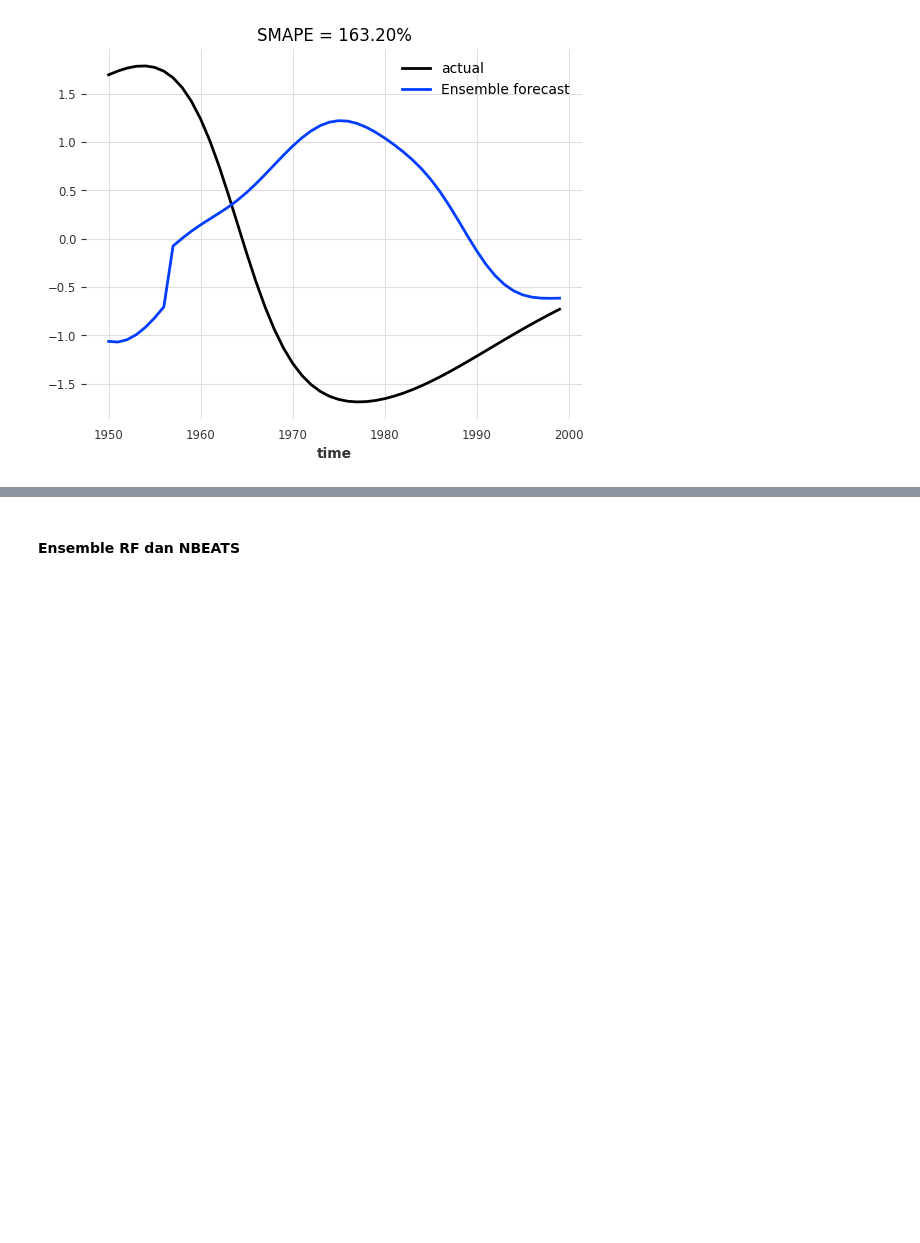
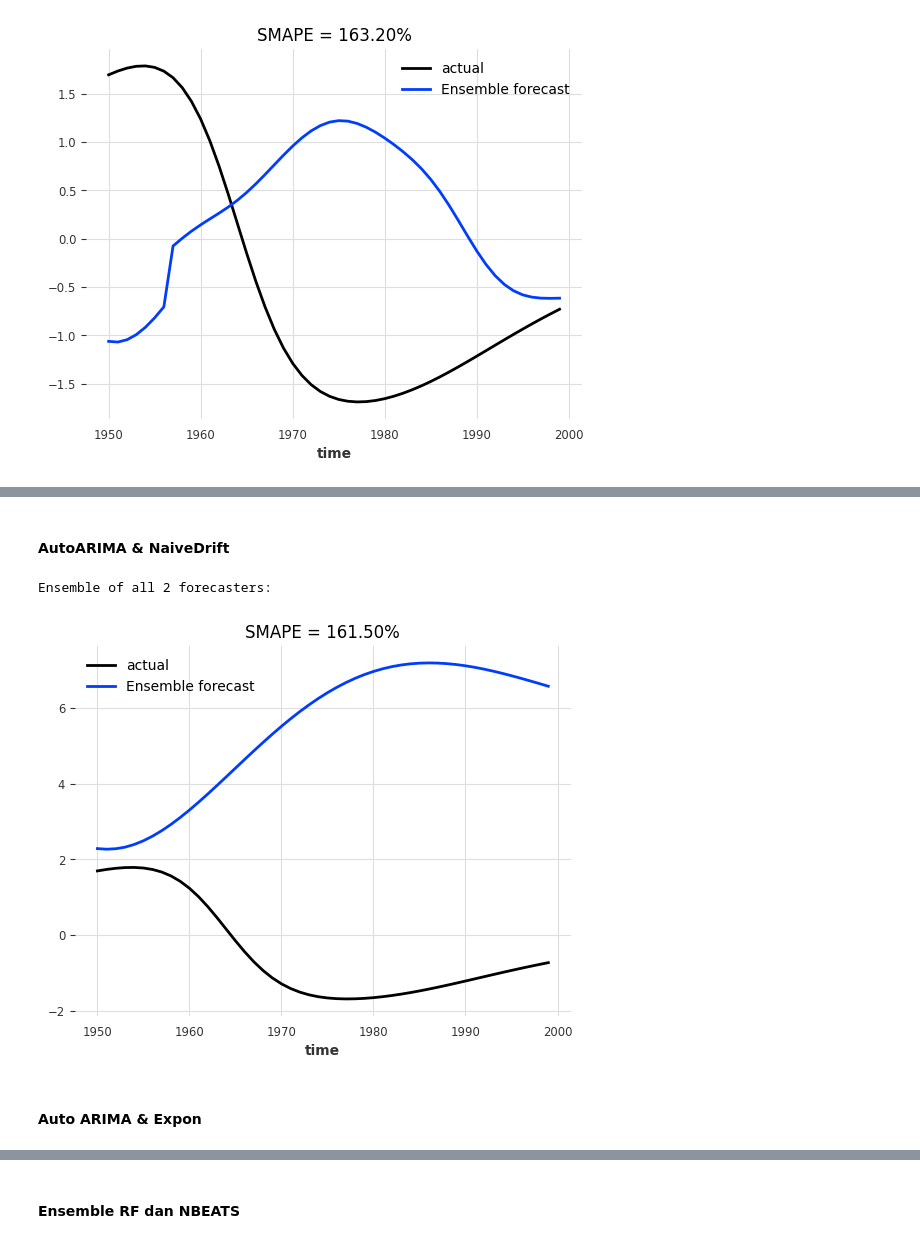
Before and after one commit to 1am-Fida/skripsi, a Jupyter notebook: LuChenCheng.ipynb, the cells around one changed output, grey strips where cells are left out. Cells and saved outputs as stored; diff of their text form; code cells hidden in the pictures; blank space fills up the shorter version.

```diff
--- a/LuChenCheng.ipynb
+++ b/LuChenCheng.ipynb
@@ -1967,0 +2121,2 @@ Ensemble of all 2 forecasters:
+# %% [markdown]
+#### AutoARIMA & NaiveDrift
@@ -1967,0 +2125,10 @@ Ensemble of all 2 forecasters:
+# %%
+models_=[
+        AutoARIMA(),
+        NaiveDrift(),
+        #ARIMA(p = 3, d=0, q=5,random_state=0),
+        #ExponentialSmoothing(trend=None, damped=False, seasonal=None, random_state=0),
+        #RandomForest(lags= 12, output_chunk_length= 25, n_estimators= 50, random_state= 0),
+        #NBEATSModel(input_chunk_length=5,output_chunk_length=5,random_state=0),
+        #FourTheta(theta=0,seasonality_period = None, season_mode = SeasonalityMode.ADDITIVE, model_mode = ModelMode.ADDITIVE,trend_mode=TrendMode.EXPONENTIAL, normalization=True)
+]
@@ -1967,0 +2182,15 @@ Ensemble of all 2 forecasters:
+# %%
+# call the ensemble eval function with all 5 forecasters:
+
+# column headers and model selection:
+col_heads = ["ARIMA",  "Exponential Smoothing", "avg", "Ensemble"]
+models2 = models_
+
+# run the ensemble forecast
+print("Ensemble of all 2 forecasters:")
+res_ensemble = ensemble_eval(train,test, models2)
+# %% [output]
+Ensemble of all 2 forecasters:
+[figure, added]
+# %% [markdown]
+#### Auto ARIMA & Expon
```
Also changed, not shown: parts of 108 cells of this notebook.
